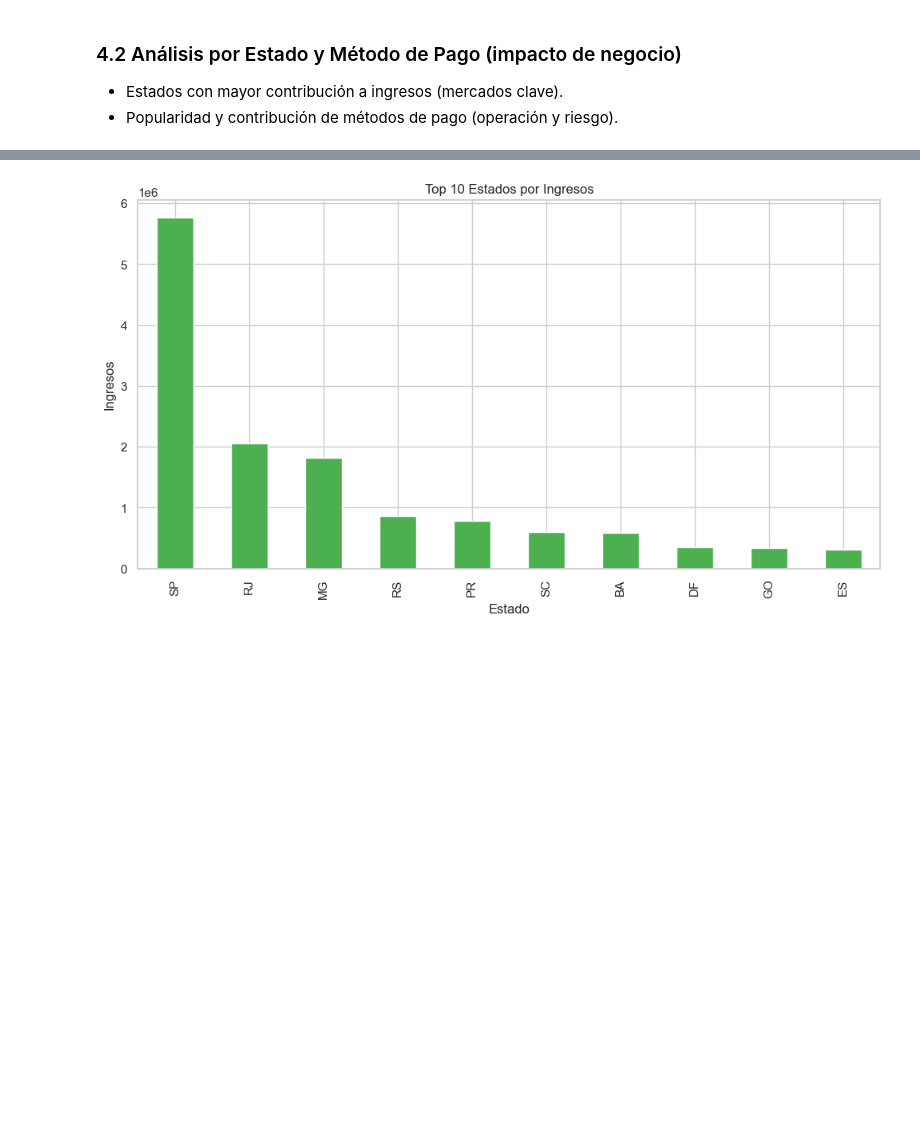
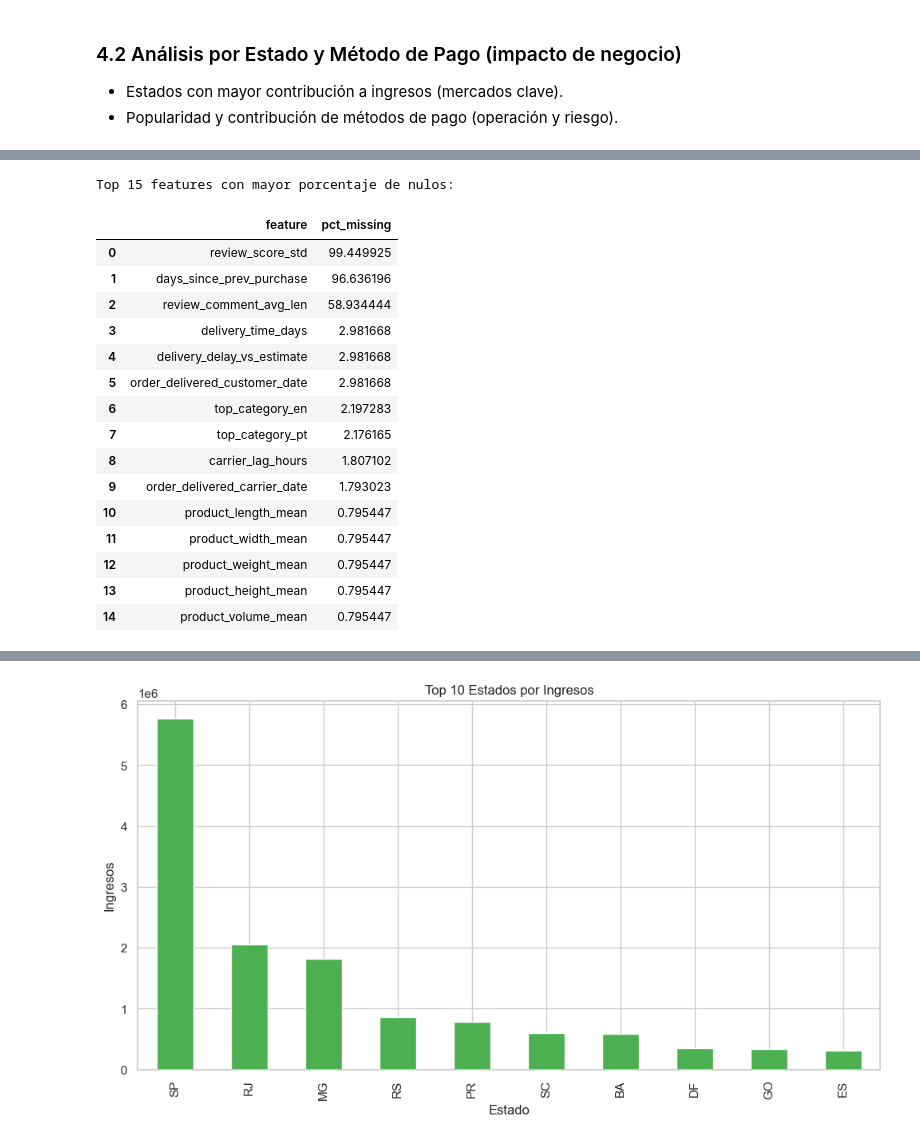
Before and after one commit to paukiss/MIADAS13, a Jupyter notebook: sprint_1_forecast_ingresos.ipynb, the cells around one changed output, grey strips where cells are left out. Cells and saved outputs as stored; diff of their text form; code cells hidden in the pictures; blank space fills up the shorter version.

```diff
--- a/sprint_1_forecast_ingresos.ipynb
+++ b/sprint_1_forecast_ingresos.ipynb
@@ -250,0 +503,26 @@ Del análisis anterior:
+# %%
+# Missing values en la tabla maestra
+missing_summary = (master_table.isna().mean() * 100).sort_values(ascending=False)
+missing_df = missing_summary.reset_index()
+missing_df.columns = ['feature', 'pct_missing']
+
+print("Top 15 features con mayor porcentaje de nulos:")
+missing_df.head(15)
+# %% [output]
+Top 15 features con mayor porcentaje de nulos:
+|  | feature | pct_missing |
+| 0 | review_score_std | 99.449925 |
+| 1 | days_since_prev_purchase | 96.636196 |
+| 2 | review_comment_avg_len | 58.934444 |
+| 3 | delivery_time_days | 2.981668 |
+| 4 | delivery_delay_vs_estimate | 2.981668 |
+| 5 | order_delivered_customer_date | 2.981668 |
+| 6 | top_category_en | 2.197283 |
+| 7 | top_category_pt | 2.176165 |
+| 8 | carrier_lag_hours | 1.807102 |
+| 9 | order_delivered_carrier_date | 1.793023 |
+| 10 | product_length_mean | 0.795447 |
+| 11 | product_width_mean | 0.795447 |
+| 12 | product_weight_mean | 0.795447 |
+| 13 | product_height_mean | 0.795447 |
+| 14 | product_volume_mean | 0.795447 |
```
Also changed, not shown: parts of 17 cells of this notebook.
